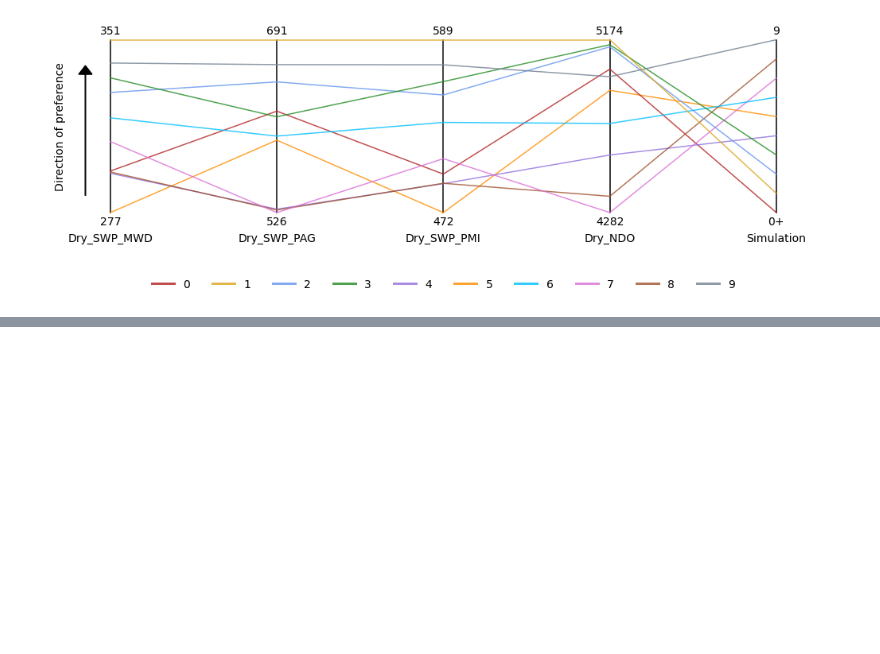
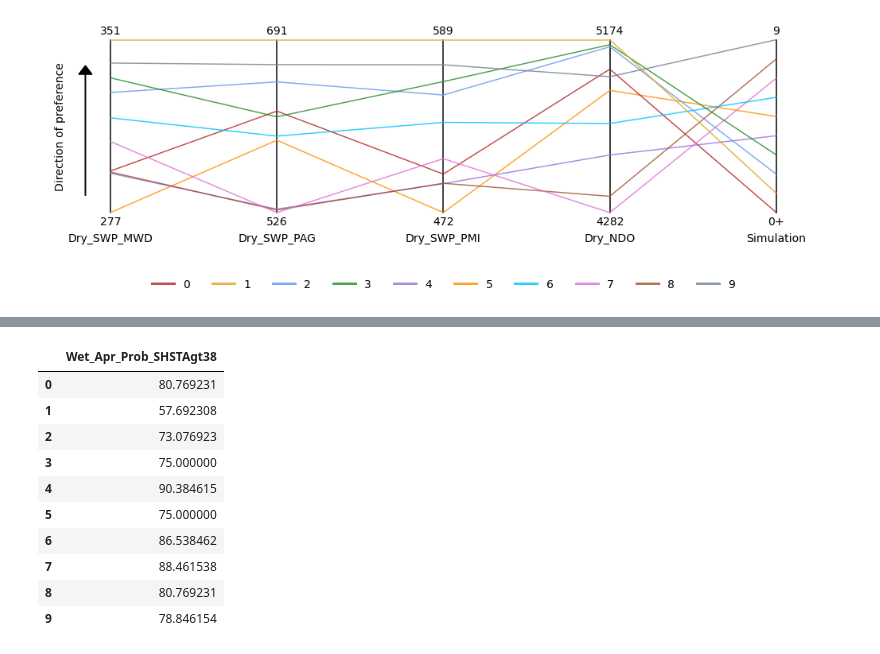
Before and after one commit to canruso/UCW_Story, a Jupyter notebook: EDA_Drought_Sequences.ipynb, the cells around one changed output, grey strips where cells are left out. Saved outputs shown, nothing was run; the diff lists cells and outputs as text; code cells hidden in the pictures; blank space fills up the shorter version.

```diff
--- a/EDA_Drought_Sequences.ipynb
+++ b/EDA_Drought_Sequences.ipynb
@@ -2229,0 +2261,15 @@ custom_parallel_coordinates(dry_metrics_swp_ndo, columns_axes=dry_metrics_swp_nd
+# %%
+Wet_Apr_Prob_SHSTAgt38 = exceedance_probability(wet_df, "S_SHSTA_", 3800, 4, "Wet_Apr_Prob_SHSTAgt38")
+Wet_Apr_Prob_SHSTAgt38
+# %% [output]
+|  | Wet_Apr_Prob_SHSTAgt38 |
+| 0 | 80.769231 |
+| 1 | 57.692308 |
+| 2 | 73.076923 |
+| 3 | 75.000000 |
+| 4 | 90.384615 |
+| 5 | 75.000000 |
+| 6 | 86.538462 |
+| 7 | 88.461538 |
+| 8 | 80.769231 |
+| 9 | 78.846154 |
```
Also changed, not shown: parts of 7 cells of this notebook.
